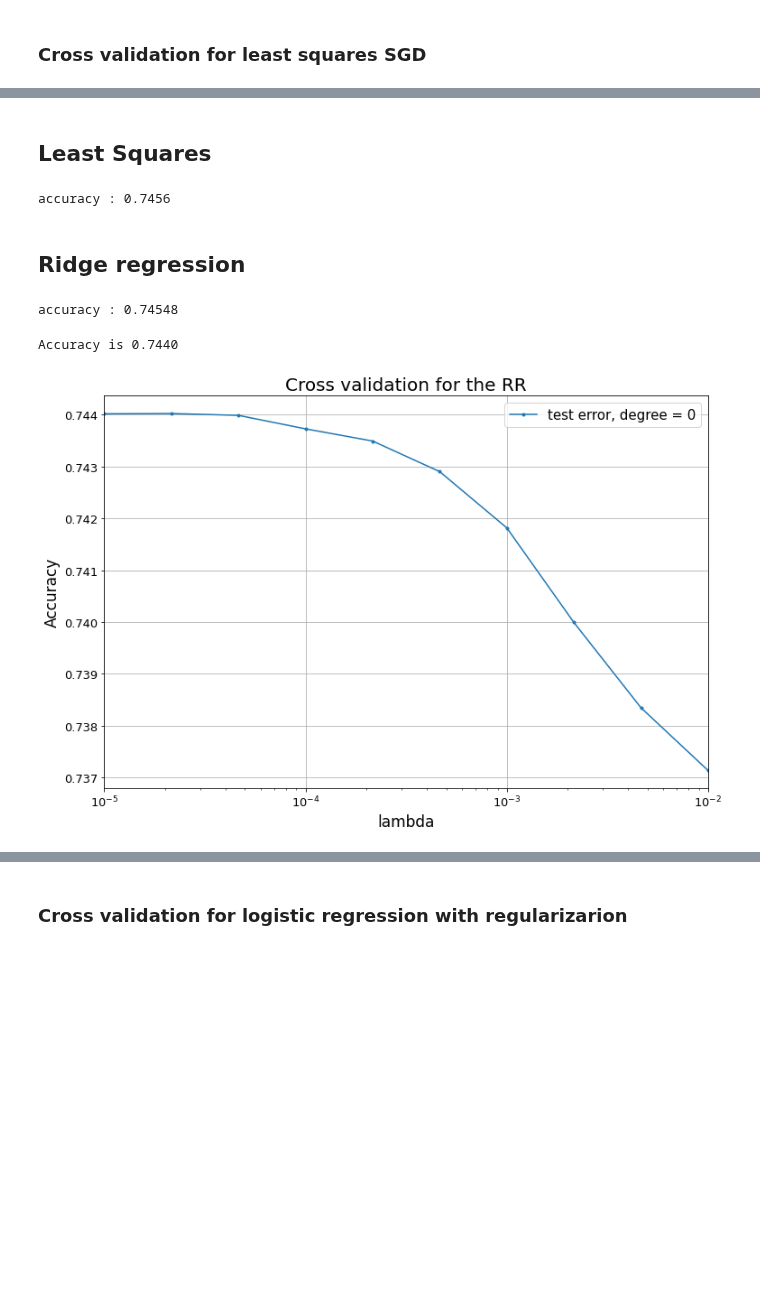
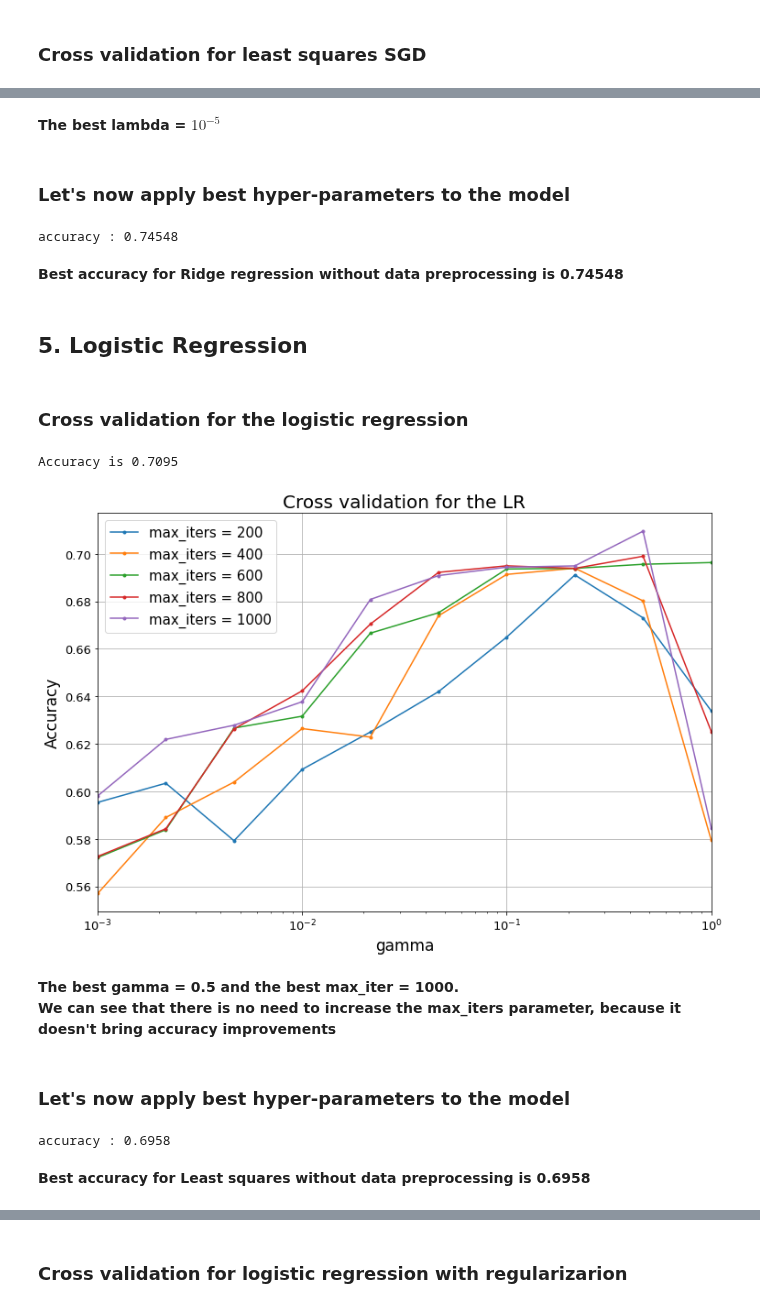
Before and after one commit to SonyaBlinova/ml-project-1-SES, a Jupyter notebook: project1_baseline.ipynb, the cells around one changed output, grey strips where cells are left out. Cells and saved outputs as stored; diff of their text form; code cells hidden in the pictures; blank space fills up the shorter version.

```diff
--- a/project1_baseline.ipynb
+++ b/project1_baseline.ipynb
@@ -100,14 +142,7 @@ Accuracy is 0.6257
-# %% [markdown]
-## Least Squares
-# %%
-w, loss = least_squares(y_train, x_train)
-y_pred = predict_labels(w, x_test)
-
-print("accuracy :", accuracy(y_pred, y_test))
-# %% [output]
-accuracy : 0.7456
-# %% [markdown]
-## Ridge regression
+# %% [markdown]
+**The best lambda = $10^{-5}$**
+# %% [markdown]
+### Let's now apply best hyper-parameters to the model
 # %%
 lambda_ = 1e-5
 w, loss = ridge_regression(y_train, x_train, lambda_)
@@ -116,16 +151,42 @@ y_pred = predict_labels(w, x_test)
 print("accuracy :", accuracy(y_pred, y_test))
 # %% [output]
 accuracy : 0.74548
+# %% [markdown]
+**Best accuracy for Ridge regression without data preprocessing is 0.74548**
+# %% [markdown]
+## 5. Logistic Regression
+# %% [markdown]
+### Cross validation for the logistic regression
 # %%
 # parameters setting
-type_ = 'RR'
-bd_left = -5
-bd_right = -2
+type_ = 'LR'
+bd_left = -3
+bd_right = 0
 # grid for hyperparameters
-lambdas = np.logspace(bd_left, bd_right, 10)
-degrees = np.arange(1)
-cross_validation_demo_baseline(type_=type_, y=y_train, tx=x_train, bd_left=bd_left, bd_right=bd_right, lambdas=lambdas, degrees=degrees, seed=seed)
+gammas = np.logspace(bd_left, bd_right, 10)
+max_iters = np.arange(200, 1100, 200)
+# cross validation
+cross_validation_demo_baseline(type_=type_, y=y_train, tx=x_train, bd_left=bd_left, bd_right=bd_right, gammas=gammas, max_iters=max_iters, seed=seed)
 # %% [output]
-Accuracy is 0.7440
+Accuracy is 0.7095
-[figure, old version]
+[figure, new version]
+# %% [markdown]
+**The best gamma = 0.5 and the best max_iter = 1000.
+We can see that there is no need to increase the max_iters parameter, because it doesn't bring accuracy improvements**
+# %% [markdown]
+### Let's now apply best hyper-parameters to the model
+# %%
+max_iters = 1000
+gamma = 0.5
+
+np.random.seed(seed)
+initial_w = np.random.rand((x_train.shape[1]))
+w, loss = logistic_regression(y_train, x_train, initial_w, max_iters, gamma, plot_loss = False)
+y_pred = predict_labels_for_log(w, x_test)
+
+print("accuracy :", accuracy(y_pred, y_test))
+# %% [output]
+accuracy : 0.6958
+# %% [markdown]
+**Best accuracy for Least squares without data preprocessing is 0.6958**
 # %% [markdown]
```
Also changed, not shown: parts of 40 cells of this notebook, 6 other files.
